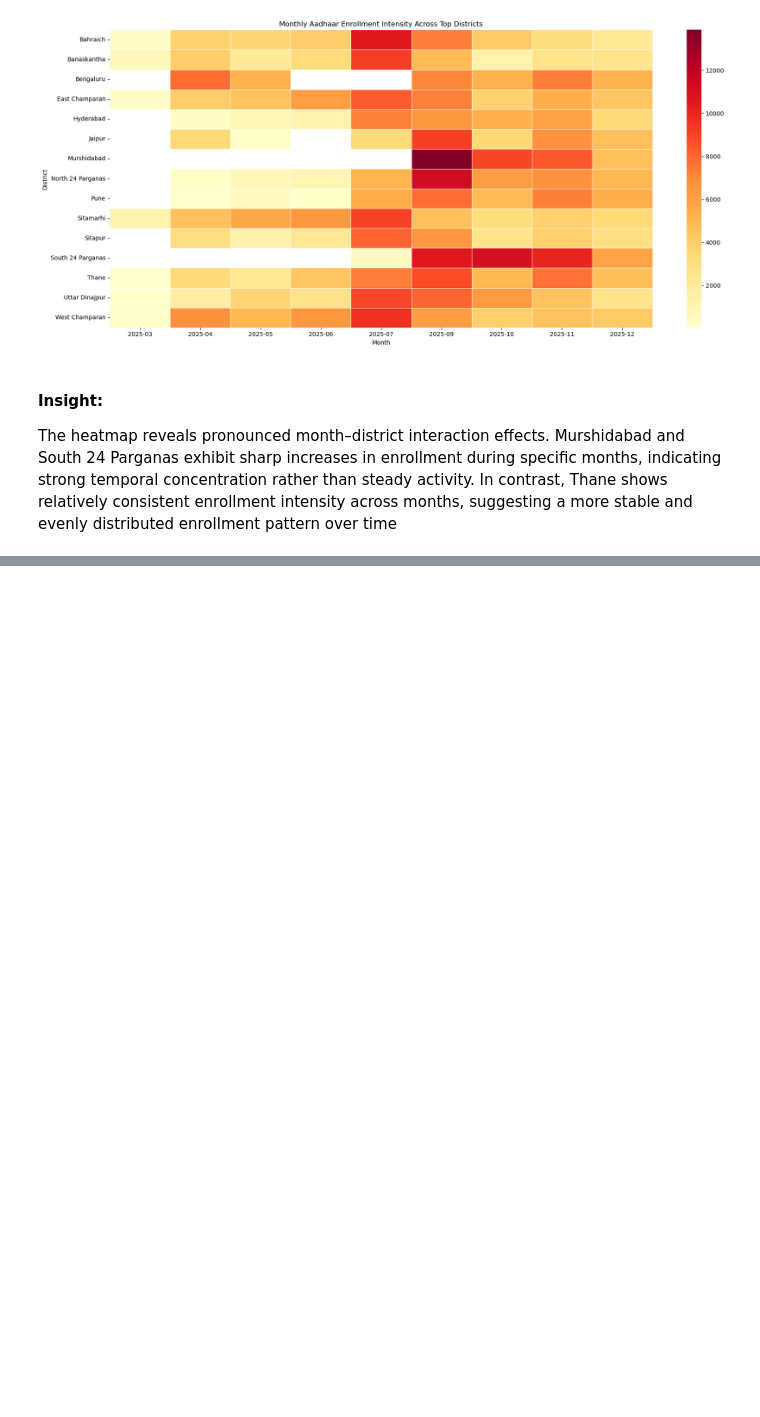
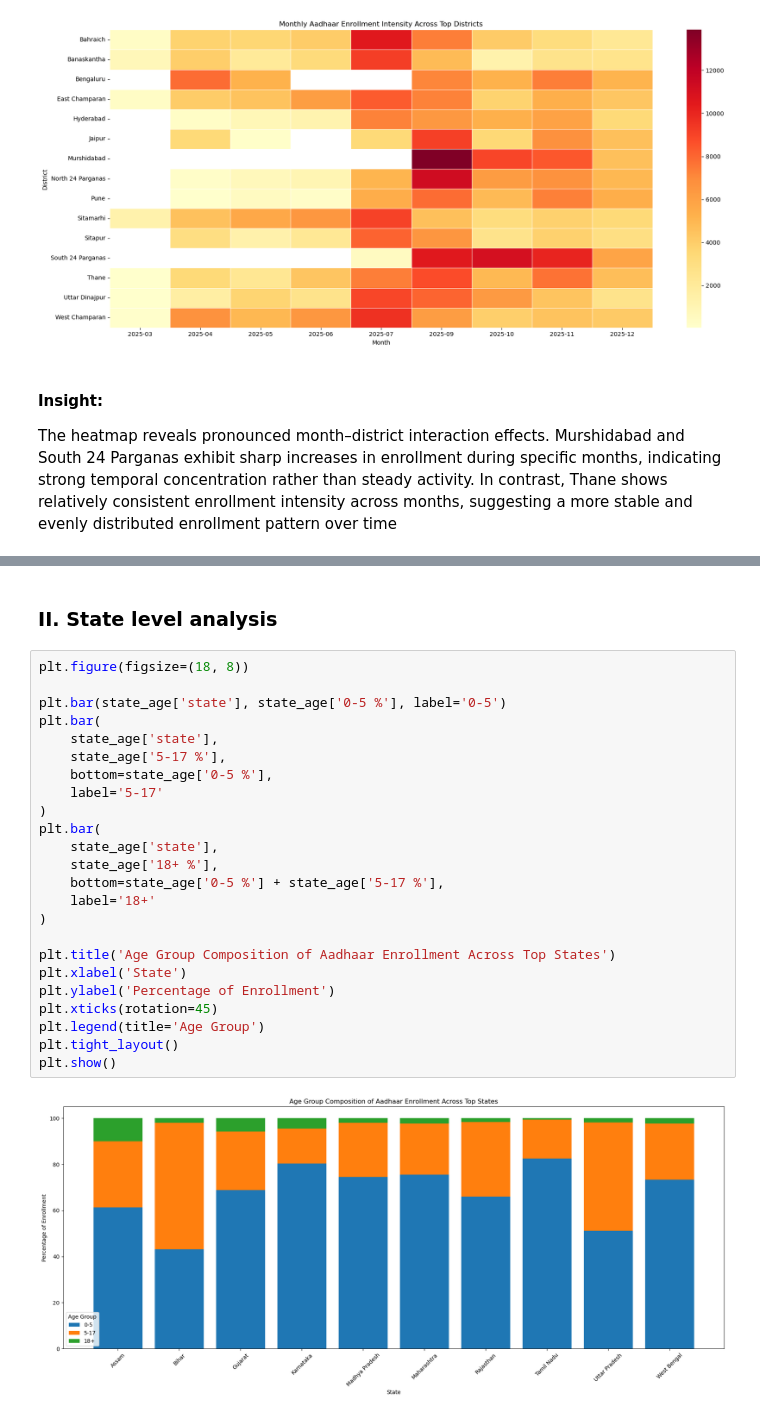
Before and after one commit to bitanpatra/Aadhar-Enrollment-Analysis, a Jupyter notebook: Notebook & Raw Data/Aadhar enrollment Analysis.ipynb, the cells around one changed output, grey strips where cells are left out. Drawn from its saved outputs; the diff is of its cells as text; blank space fills up the shorter version.

Commit message:
finished bivariate analysis

```diff
--- a/Notebook & Raw Data/Aadhar enrollment Analysis.ipynb
+++ b/Notebook & Raw Data/Aadhar enrollment Analysis.ipynb
@@ -779,0 +857,28 @@ The heatmap reveals pronounced month–district interaction effects. Murshidabad
+# %% [markdown]
+### II. State level analysis
+# %%
+plt.figure(figsize=(18, 8))
+
+plt.bar(state_age['state'], state_age['0-5 %'], label='0-5')
+plt.bar(
+    state_age['state'],
+    state_age['5-17 %'],
+    bottom=state_age['0-5 %'],
+    label='5-17'
+)
+plt.bar(
+    state_age['state'],
+    state_age['18+ %'],
+    bottom=state_age['0-5 %'] + state_age['5-17 %'],
+    label='18+'
+)
+
+plt.title('Age Group Composition of Aadhaar Enrollment Across Top States')
+plt.xlabel('State')
+plt.ylabel('Percentage of Enrollment')
+plt.xticks(rotation=45)
+plt.legend(title='Age Group')
+plt.tight_layout()
+plt.show()
+# %% [output]
+[figure, added]
```
Also changed, not shown: parts of 7 cells of this notebook.
